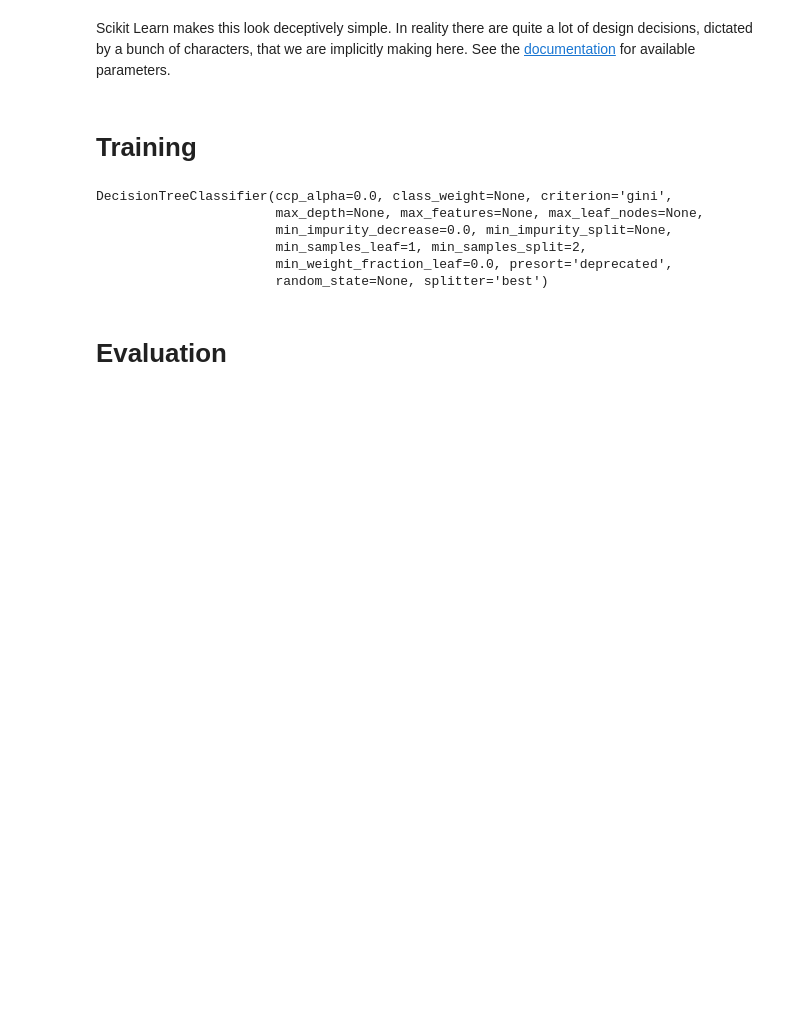
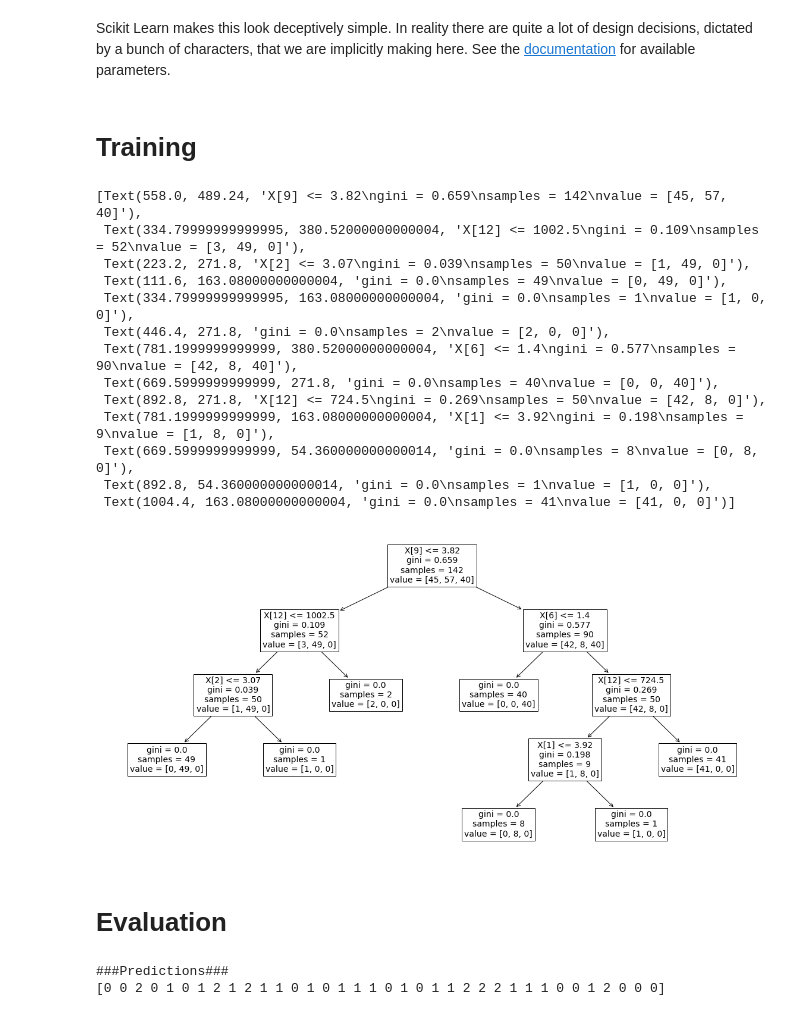
Before and after one commit to KappaDistributive/Practical-Data-Science, a Jupyter notebook: Lesson_01_Wine_Classification.ipynb, the cells around one changed output. Drawn from its saved outputs; the diff is of its cells as text; code cells hidden in the pictures; blank space fills up the shorter version.

```diff
--- a/Lesson_01_Wine_Classification.ipynb
+++ b/Lesson_01_Wine_Classification.ipynb
@@ -137,7 +138,7 @@ dtype: int64
 # %% [markdown]
 # Train / Test Split
 # %%
-X_train, X_test, y_train, y_test = train_test_split(X, y, test_size=.2, random_state=42)
+X_train, X_test, y_train, y_test = train_test_split(X, y, test_size=.2, shuffle=True, random_state=42)
 
 print(f"X_train shape: {X_train.shape}, y_train shape: {y_train.shape}")
 print(f"X_test shape: {X_test.shape}, y_test shape: {y_test.shape}")
@@ -155,19 +156,36 @@ tree_classifier = DecisionTreeClassifier()
 Scikit Learn makes this look deceptively simple. In reality there are quite a lot of design decisions, dictated by a bunch of characters, that we are implicitly making here. See the [documentation](https://scikit-learn.org/stable/modules/generated/sklearn.tree.DecisionTreeClassifier.html#sklearn.tree.DecisionTreeClassifier) for available parameters.
 # %% [markdown]
 # Training
-# %%
-tree_classifier.fit(X_train, y_train)
-# %% [output]
-DecisionTreeClassifier(ccp_alpha=0.0, class_weight=None, criterion='gini',
-                       max_depth=None, max_features=None, max_leaf_nodes=None,
-                       min_impurity_decrease=0.0, min_impurity_split=None,
-                       min_samples_leaf=1, min_samples_split=2,
-                       min_weight_fraction_leaf=0.0, presort='deprecated',
-                       random_state=None, splitter='best')
+# %%
+tree_classifier.fit(X_train, y_train)
+
+fig, ax = plot.subplots(figsize=(20,10))
+sklearn.tree.plot_tree(tree_classifier, fontsize=14, ax=ax)
+# %% [output]
+[Text(558.0, 489.24, 'X[9] <= 3.82\ngini = 0.659\nsamples = 142\nvalue = [45, 57, 40]'),
+ Text(334.79999999999995, 380.52000000000004, 'X[12] <= 1002.5\ngini = 0.109\nsamples = 52\nvalue = [3, 49, 0]'),
+ Text(223.2, 271.8, 'X[2] <= 3.07\ngini = 0.039\nsamples = 50\nvalue = [1, 49, 0]'),
+ Text(111.6, 163.08000000000004, 'gini = 0.0\nsamples = 49\nvalue = [0, 49, 0]'),
+ Text(334.79999999999995, 163.08000000000004, 'gini = 0.0\nsamples = 1\nvalue = [1, 0, 0]'),
+ Text(446.4, 271.8, 'gini = 0.0\nsamples = 2\nvalue = [2, 0, 0]'),
+ Text(781.1999999999999, 380.52000000000004, 'X[6] <= 1.4\ngini = 0.577\nsamples = 90\nvalue = [42, 8, 40]'),
+ Text(669.5999999999999, 271.8, 'gini = 0.0\nsamples = 40\nvalue = [0, 0, 40]'),
+ Text(892.8, 271.8, 'X[12] <= 724.5\ngini = 0.269\nsamples = 50\nvalue = [42, 8, 0]'),
+ Text(781.1999999999999, 163.08000000000004, 'X[1] <= 3.92\ngini = 0.198\nsamples = 9\nvalue = [1, 8, 0]'),
+ Text(669.5999999999999, 54.360000000000014, 'gini = 0.0\nsamples = 8\nvalue = [0, 8, 0]'),
+ Text(892.8, 54.360000000000014, 'gini = 0.0\nsamples = 1\nvalue = [1, 0, 0]'),
+ Text(1004.4, 163.08000000000004, 'gini = 0.0\nsamples = 41\nvalue = [41, 0, 0]')]
+[figure, added]
 # %% [markdown]
 # Evaluation
 # %%
 y_pred = tree_classifier.predict(X_test)
+
+print('###Predictions###')
+print(y_pred)
+# %% [output]
+###Predictions###
+[0 0 2 0 1 0 1 2 1 2 1 1 0 1 0 1 1 1 0 1 0 1 1 2 2 2 1 1 1 0 0 1 2 0 0 0]
 # %%
 print(f'Accuracy: {accuracy_score(y_test, y_pred)}')
 print(f'Precision: {precision_score(y_test, y_pred, average=None)}')
```
Also changed, not shown: parts of 4 cells of this notebook.
